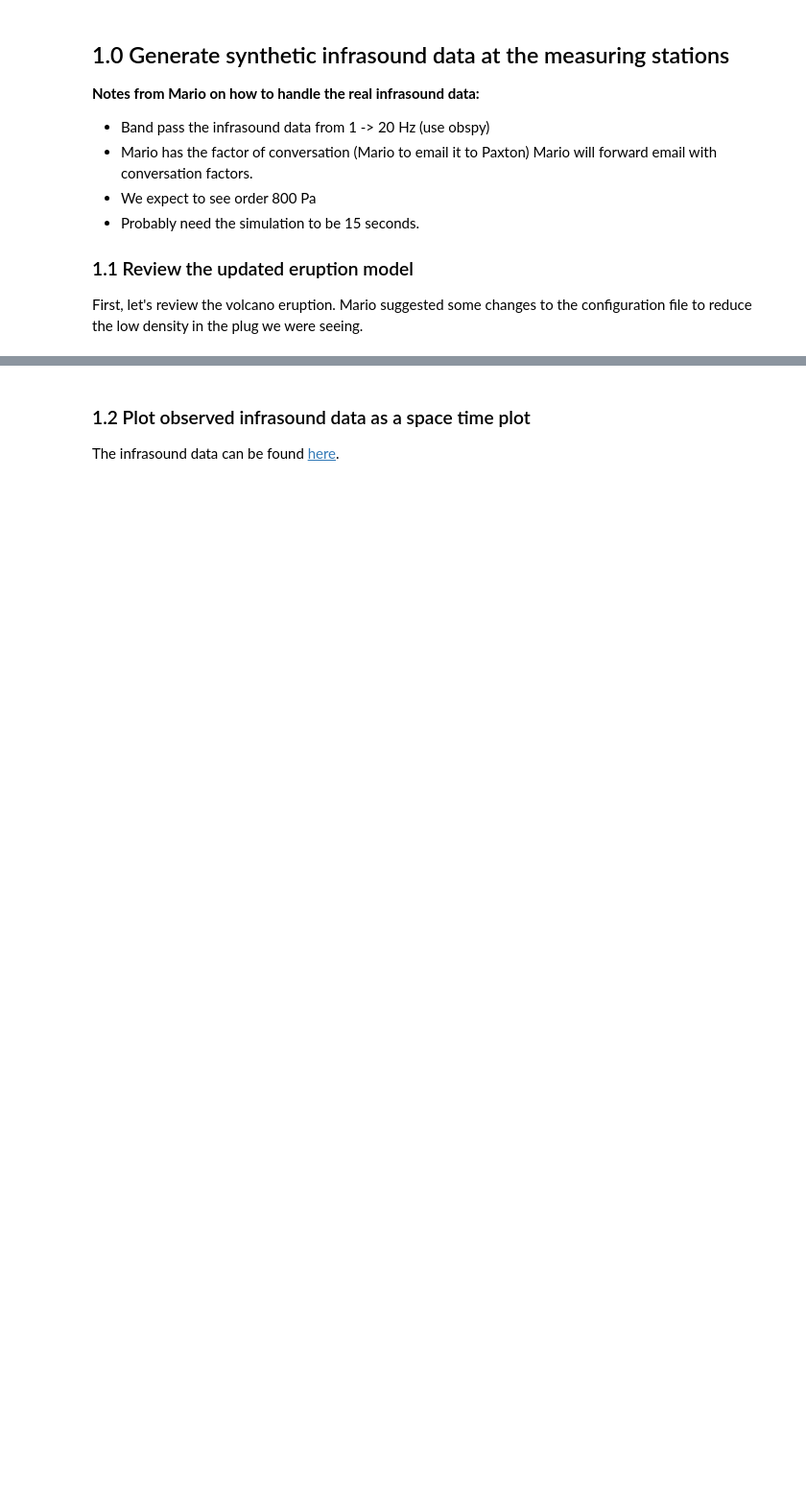
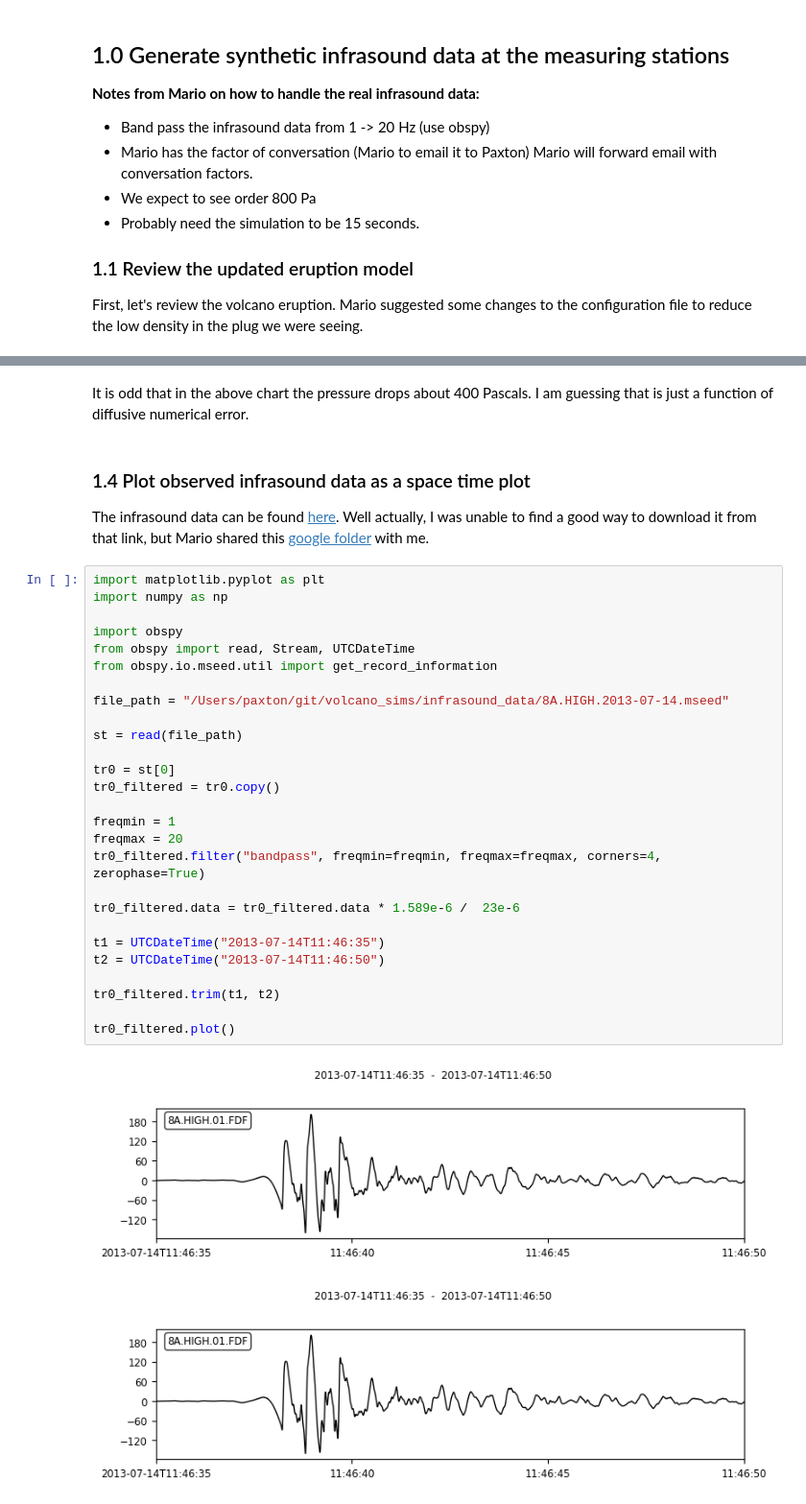
Before and after one commit to paxtonsc/volcano-sims, a Jupyter notebook: notebooks/2025.04.28.experiments.ipynb, the cells around one changed output, grey strips where cells are left out. Shown at 96% size. Drawn from its saved outputs; the diff is of its cells as text; blank space fills up the shorter version.

```diff
--- a/notebooks/2025.04.28.experiments.ipynb
+++ b/notebooks/2025.04.28.experiments.ipynb
@@ -166,4 +291,36 @@ np.float64(0.0)
+# %% [markdown]
+It is odd that in the above chart the pressure drops about 400 Pascals. I am guessing that is just a function of diffusive numerical error.
 # %% [markdown]
-### 1.2 Plot observed infrasound data as a space time plot
+### 1.4 Plot observed infrasound data as a space time plot
 
-The infrasound data can be found [here](https://agupubs.onlinelibrary.wiley.com/doi/10.1002/2017GL076419).
+The infrasound data can be found [here](https://agupubs.onlinelibrary.wiley.com/doi/10.1002/2017GL076419). Well actually, I was unable to find a good way to download it from that link, but Mario shared this [google folder](https://drive.google.com/file/d/1uE-DbUshRbbkA-Hd7m-4wGWKaa8iPmGi/view?usp=drive_link) with me.
+# %%
+import matplotlib.pyplot as plt
+import numpy as np
+
+import obspy
+from obspy import read, Stream, UTCDateTime
+from obspy.io.mseed.util import get_record_information
+
+file_path = "/Users/paxton/git/volcano_sims/infrasound_data/8A.HIGH.2013-07-14.mseed"
+
+st = read(file_path)
+
+tr0 = st[0]
+tr0_filtered = tr0.copy()
+
+freqmin = 1
+freqmax = 20
+tr0_filtered.filter("bandpass", freqmin=freqmin, freqmax=freqmax, corners=4, zerophase=True)
+
+tr0_filtered.data = tr0_filtered.data * 1.589e-6 /  23e-6
+
+t1 = UTCDateTime("2013-07-14T11:46:35")
+t2 = UTCDateTime("2013-07-14T11:46:50")
+
+tr0_filtered.trim(t1, t2)
+
+tr0_filtered.plot()
+# %% [output]
+[figure, added]
+[figure, added]
```
Also changed, not shown: parts of 14 cells of this notebook, 3 other files.
